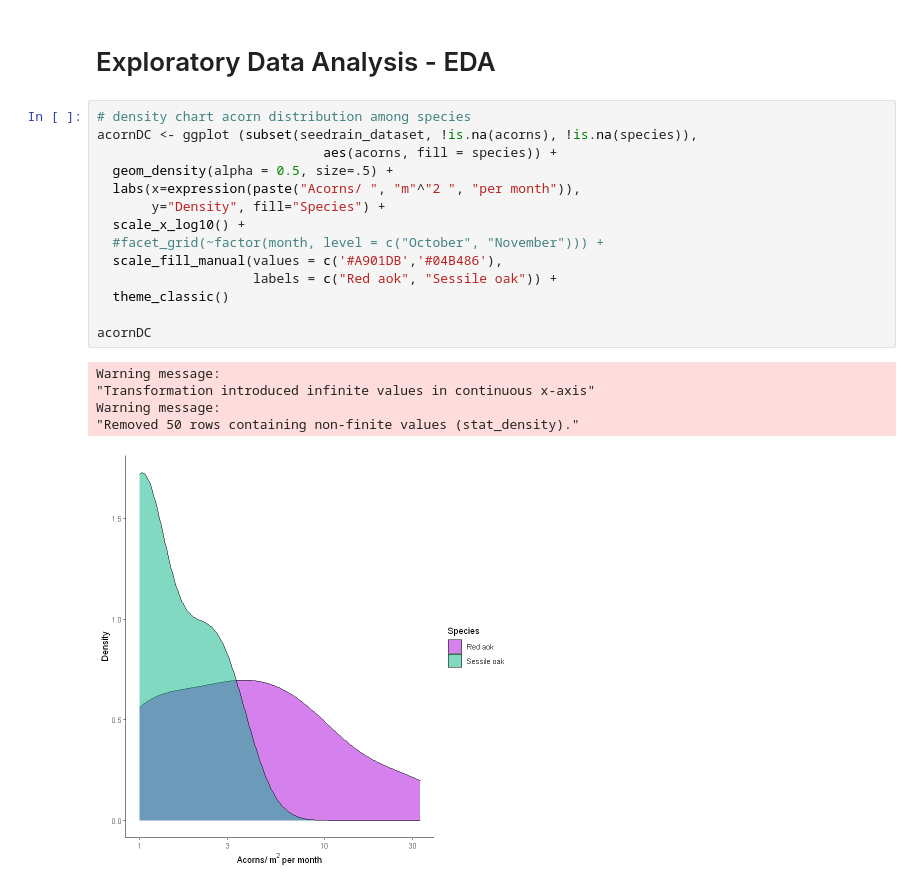
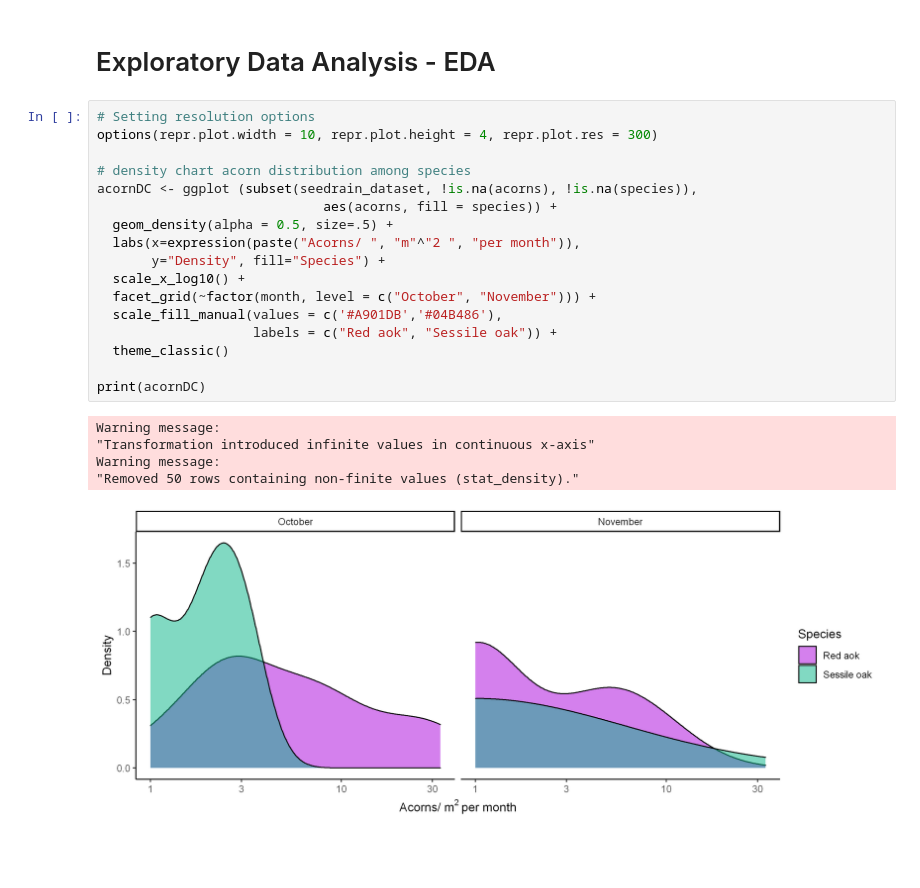
Before and after one commit to ruetha/acorn_experiments, a Jupyter notebook: Acorn counting experiment.ipynb, the cells around one changed output. Drawn from its saved outputs; the diff is of its cells as text; blank space fills up the shorter version.

```diff
--- a/Acorn counting experiment.ipynb
+++ b/Acorn counting experiment.ipynb
@@ -96,25 +97,28 @@ A grouped_df: 4 × 6
 # %% [markdown]
 # Exploratory Data Analysis - EDA
 # %%
+# Setting resolution options
+options(repr.plot.width = 10, repr.plot.height = 4, repr.plot.res = 300)
+
 # density chart acorn distribution among species
 acornDC <- ggplot (subset(seedrain_dataset, !is.na(acorns), !is.na(species)),
                              aes(acorns, fill = species)) +
   geom_density(alpha = 0.5, size=.5) +
   labs(x=expression(paste("Acorns/ ", "m"^"2 ", "per month")),
        y="Density", fill="Species") +
   scale_x_log10() +
-  #facet_grid(~factor(month, level = c("October", "November"))) +
+  facet_grid(~factor(month, level = c("October", "November"))) +
   scale_fill_manual(values = c('#A901DB','#04B486'),
                     labels = c("Red aok", "Sessile oak")) +
   theme_classic()
 
-acornDC
+print(acornDC)
 # %% [output]
 Warning message:
 "Transformation introduced infinite values in continuous x-axis"
 Warning message:
 "Removed 50 rows containing non-finite values (stat_density)."
-[figure, old version]
+[figure, new version]
 # %%
 # density chart ABORTED acorn distribution among species
 acornDC <- ggplot (subset(seedrain_dataset, !is.na(acorns), !is.na(species)),
```
Also changed, not shown: parts of 4 cells of this notebook.
